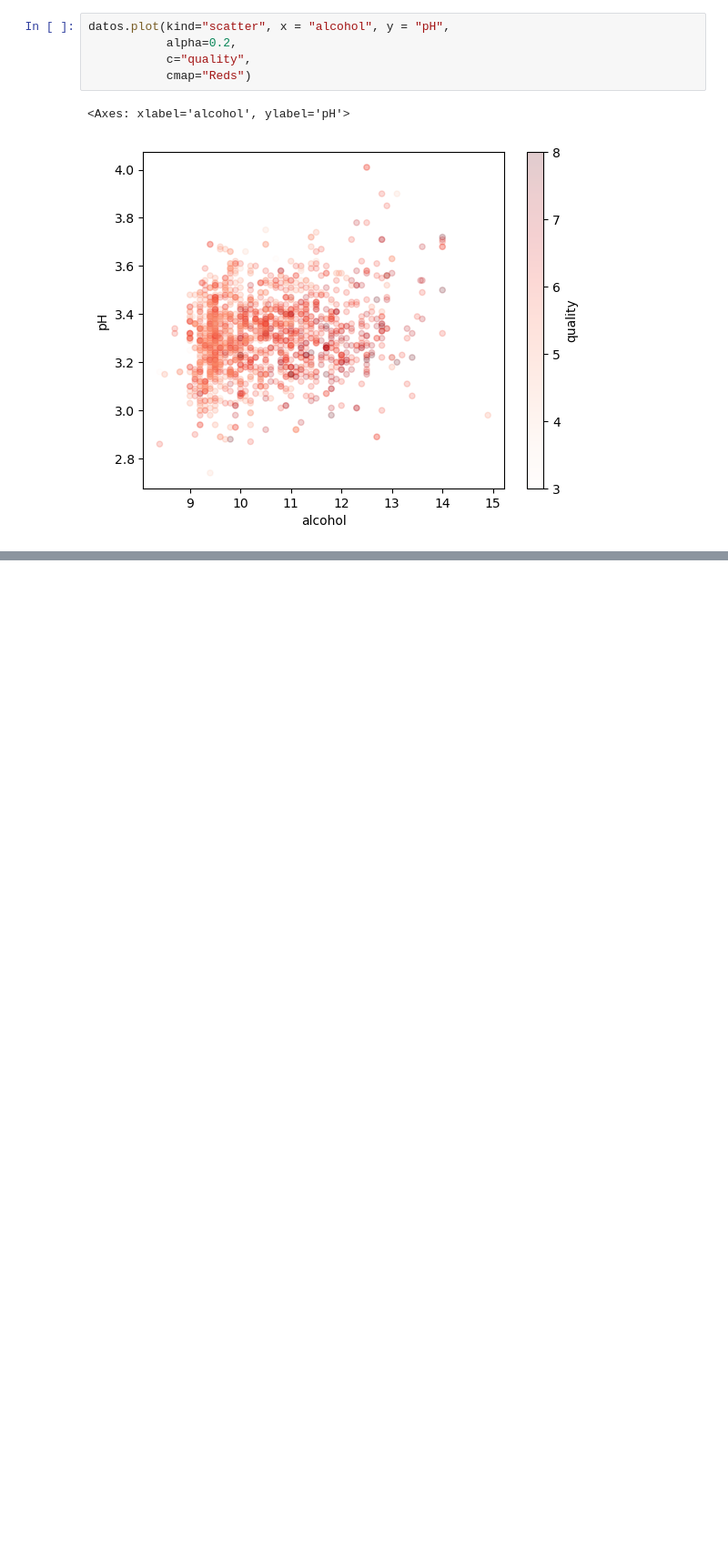
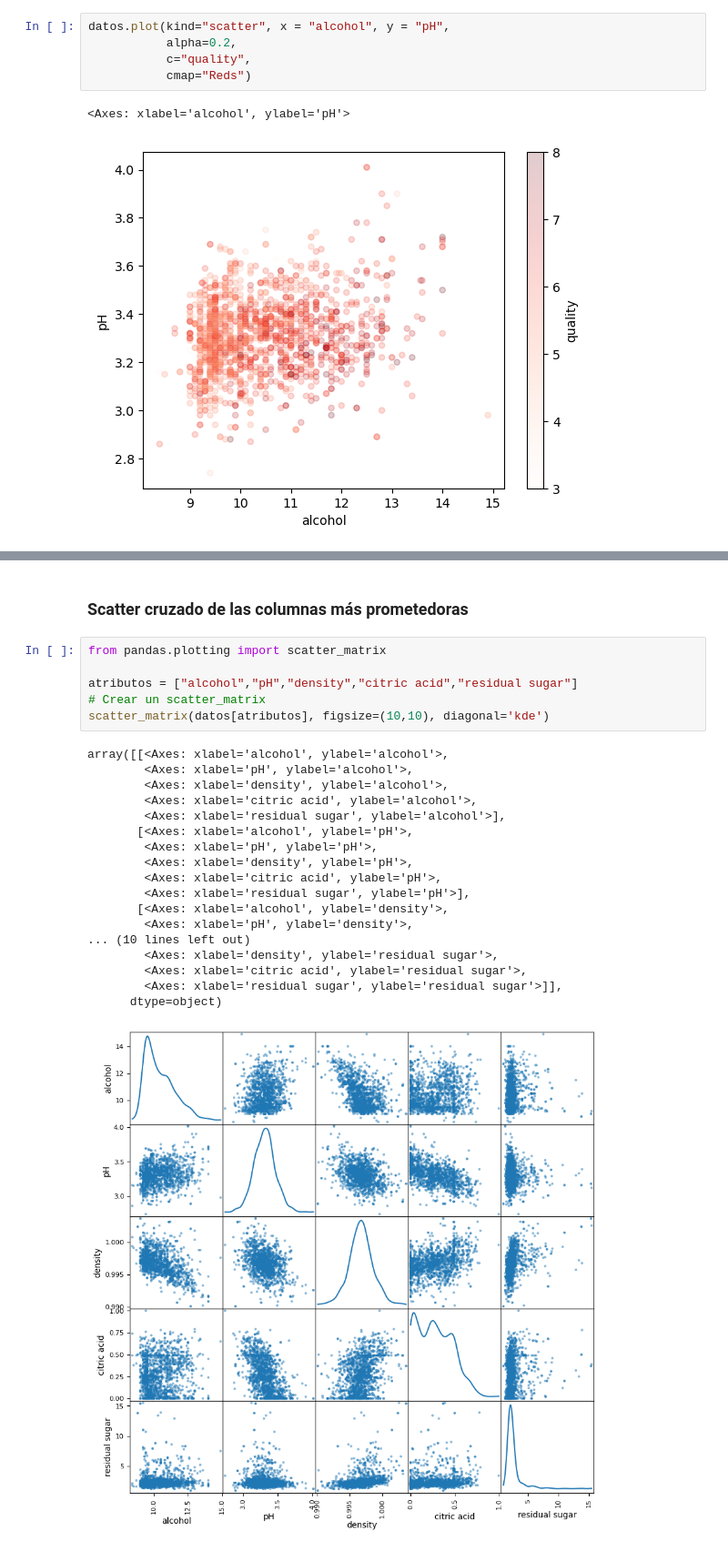
Before and after one commit to DaniMartinezX/carpeta_IA, a Jupyter notebook: Sistemas de Aprendizaxe Automático/practicas/vino_regresion_multivariable.ipynb, the cells around one changed output, grey strips where cells are left out. Shown at 91% size. Cells and saved outputs as stored; diff of their text form; blank space fills up the shorter version.

```diff
--- a/Sistemas de Aprendizaxe Automático/practicas/vino_regresion_multivariable.ipynb
+++ b/Sistemas de Aprendizaxe Automático/practicas/vino_regresion_multivariable.ipynb
@@ -77,0 +119,27 @@ dtype: object
+# %% [markdown]
+### Scatter cruzado de las columnas más prometedoras
+# %%
+from pandas.plotting import scatter_matrix
+
+atributos = ["alcohol","pH","density","citric acid","residual sugar"]
+# Crear un scatter_matrix
+scatter_matrix(datos[atributos], figsize=(10,10), diagonal='kde')
+# %% [output]
+array([[<Axes: xlabel='alcohol', ylabel='alcohol'>,
+        <Axes: xlabel='pH', ylabel='alcohol'>,
+        <Axes: xlabel='density', ylabel='alcohol'>,
+        <Axes: xlabel='citric acid', ylabel='alcohol'>,
+        <Axes: xlabel='residual sugar', ylabel='alcohol'>],
+       [<Axes: xlabel='alcohol', ylabel='pH'>,
+        <Axes: xlabel='pH', ylabel='pH'>,
+        <Axes: xlabel='density', ylabel='pH'>,
+        <Axes: xlabel='citric acid', ylabel='pH'>,
+        <Axes: xlabel='residual sugar', ylabel='pH'>],
+       [<Axes: xlabel='alcohol', ylabel='density'>,
+        <Axes: xlabel='pH', ylabel='density'>,
+... (10 lines left out)
+        <Axes: xlabel='density', ylabel='residual sugar'>,
+        <Axes: xlabel='citric acid', ylabel='residual sugar'>,
+        <Axes: xlabel='residual sugar', ylabel='residual sugar'>]],
+      dtype=object)
+[figure, added]
```
Also changed, not shown: parts of 6 cells of this notebook, 8 other files.
